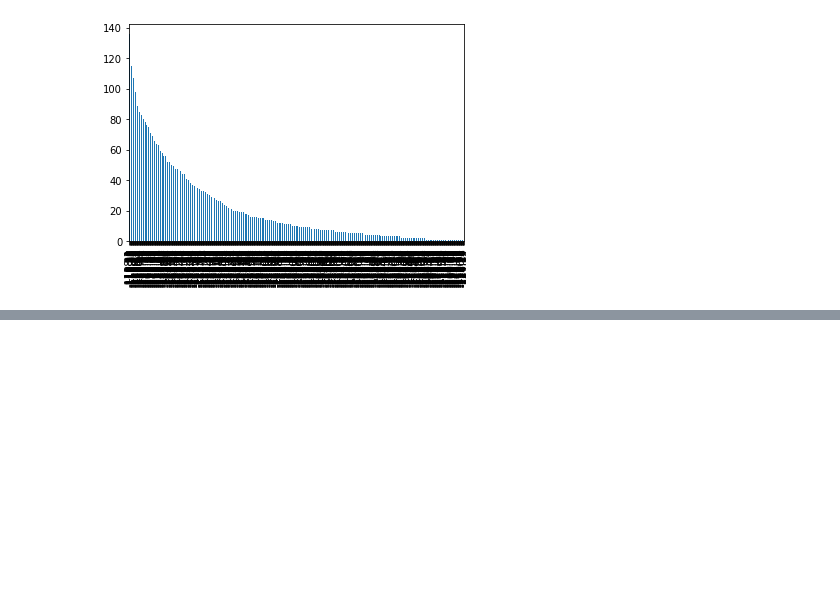
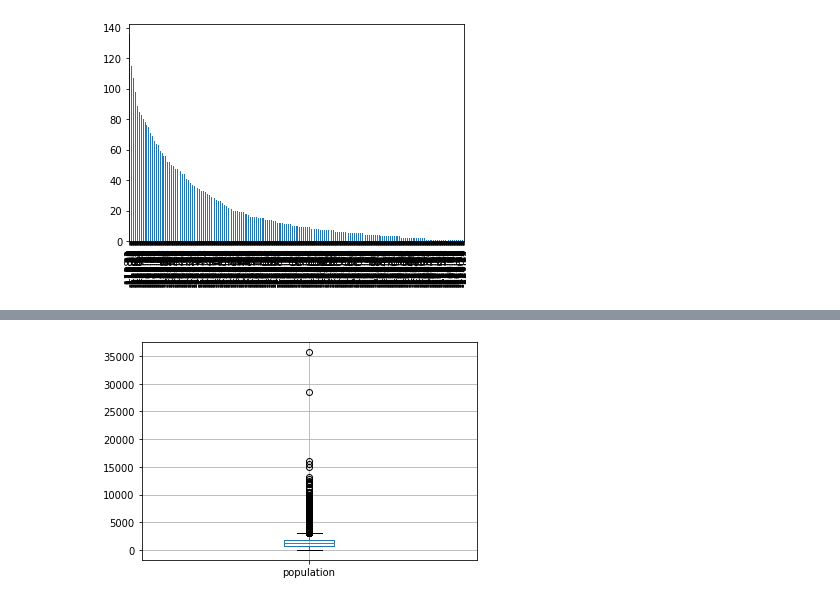
Before and after one commit to arunmhh/GITRPY, a Jupyter notebook: gitrpy.ipynb, the cells around one changed output, grey strips where cells are left out. Drawn from its saved outputs; the diff is of its cells as text; code cells hidden in the pictures; blank space fills up the shorter version.

```diff
--- a/gitrpy.ipynb
+++ b/gitrpy.ipynb
@@ -136,0 +151,4 @@ pd.value_counts(TT['longitude']).plot.bar()
+# %%
+boxplot = TT.boxplot(column=['population'])
+# %% [output]
+[figure, added]
```
Also changed, not shown: parts of 3 cells of this notebook.
